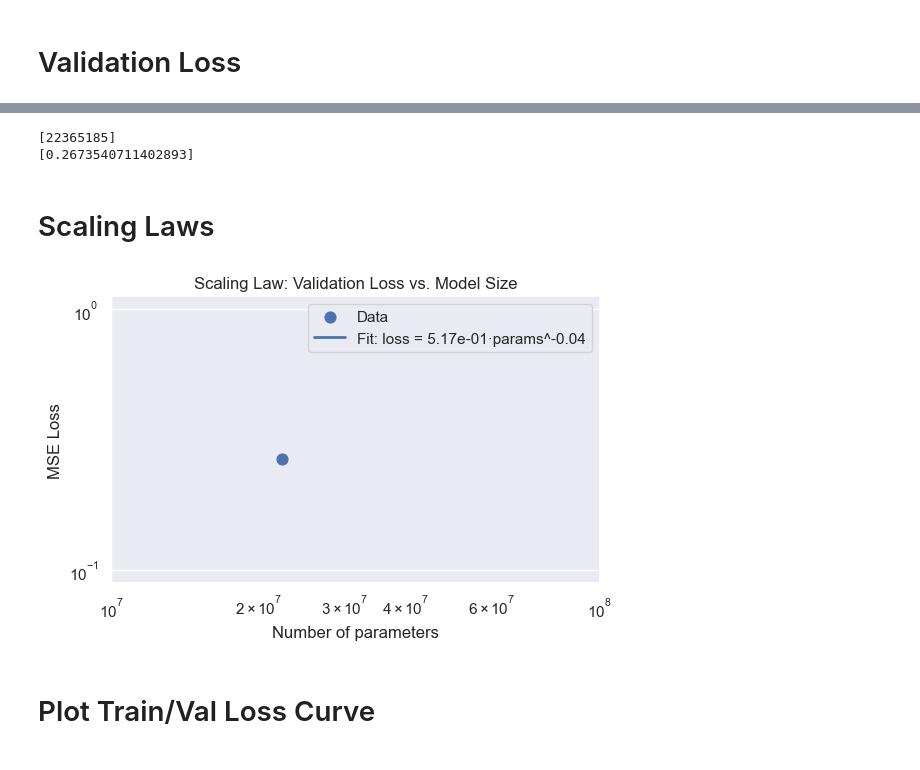
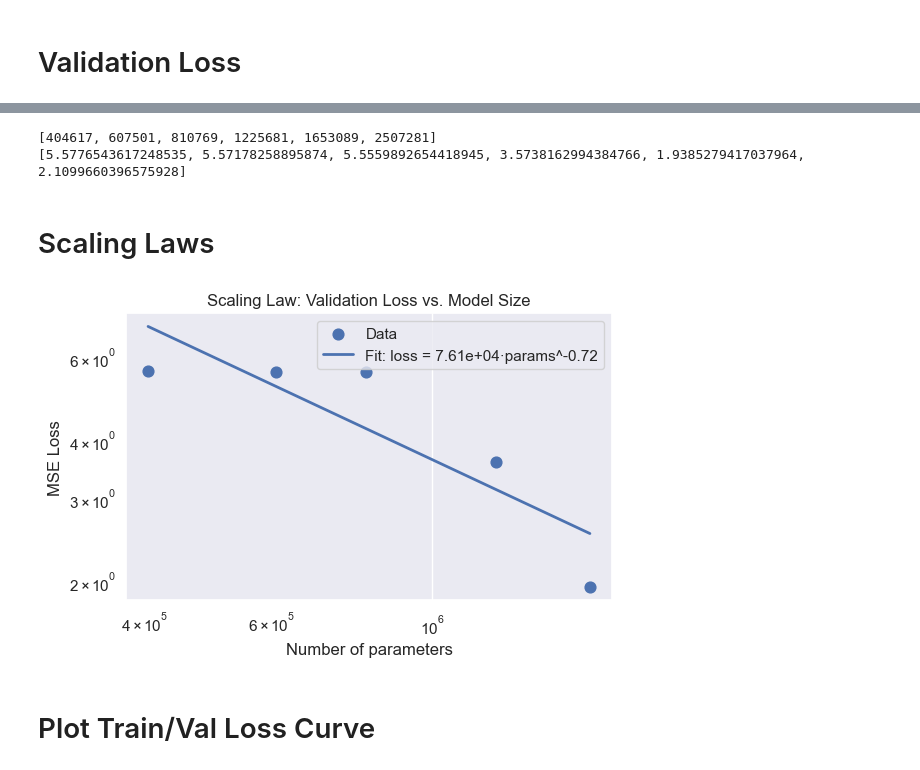
Before and after one commit to parkszachta/in-context-learning, a Jupyter notebook: eval.ipynb, the cells around one changed output, grey strips where cells are left out. Drawn from its saved outputs; the diff is of its cells as text; code cells hidden in the pictures.

```diff
--- a/eval.ipynb
+++ b/eval.ipynb
@@ -25,7 +25,7 @@ from math import exp
 sns.set_theme('notebook', 'darkgrid')
 palette = sns.color_palette('colorblind')
 
-run_dir = "trained_models/models_standard"
+run_dir = "../models_scaling"
 # %% [output]
 The autoreload extension is already loaded. To reload it, use:
   %reload_ext autoreload
@@ -57,14 +61,14 @@ print("Using device →", DEVICE)
 # %% [output]
 Using device → cpu
 # %%
-task = "piecewise_linear_regression"
-# task = "piecewise_linear_vector_regression"
+# task = "piecewise_linear_regression"
+task = "piecewise_linear_vector_regression_6"
 # task = "piecewise_linear_vector_regression_multi_pivot"
 # task = "sparse_linear_regression"
 # task = "decision_tree"
 # task = "relu_2nn_regression"
 
-run_id = "77d790d5-6a46-4380-8d11-f26af1071c2d"  # if you train more models, replace with the run_id from the table above
+run_id = "6_106be8b9-7268-4f32-854e-c2037048f87e"  # if you train more models, replace with the run_id from the table above
 
 run_path = os.path.join(run_dir, task, run_id)
 recompute_metrics = True
@@ -257,45 +250,45 @@ Intel MKL WARNING: Support of Intel(R) Streaming SIMD Extensions 4.2 (Intel(R) S
 print(param_counts)
 print(val_losses)
 # %% [output]
-[22365185]
-[0.2673540711402893]
+[404617, 607501, 810769, 1225681, 1653089, 2507281]
+[5.5776543617248535, 5.57178258895874, 5.5559892654418945, 3.5738162994384766, 1.9385279417037964, 2.1099660396575928]
 # %% [markdown]
 # Scaling Laws
 # %%
 # Convert to numpy arrays
-x = np.array(param_counts)
-y = np.array(val_losses)
+x = np.array(param_counts[:-1])
+y = np.array(val_losses[:-1])
 
 # Fit power law: log(y) = b*log(x) + log(a)
 logx = np.log(x)
 logy = np.log(y)
 b, loga = np.polyfit(logx, logy, 1)
 a = exp(loga)
 
 # Prepare a smooth curve for plotting
 x_fit = np.logspace(np.log10(x.min()), np.log10(x.max()), 200)
 y_fit = a * x_fit**b
 
 # Plot
 sns.set_theme('notebook', 'darkgrid')
 plt.figure(figsize=(6,4))
 
 # scatter of data
 plt.scatter(x, y, s=60, label="Data")
 
 # fitted power law line
 plt.plot(x_fit, y_fit, lw=2, label=f"Fit: loss = {a:.2e}·params^{b:.2f}")
 
 plt.xscale('log')
 plt.yscale('log')
 plt.xlabel("Number of parameters")
 plt.ylabel("MSE Loss")
 plt.title("Scaling Law: Validation Loss vs. Model Size")
 plt.legend()
 plt.tight_layout()
 plt.show()
 # %% [output]
-[figure, old version]
+[figure, new version]
 # %% [markdown]
 # Plot Train/Val Loss Curve
 # %%
```
Also changed, not shown: parts of 4 cells of this notebook, 1 other file.
